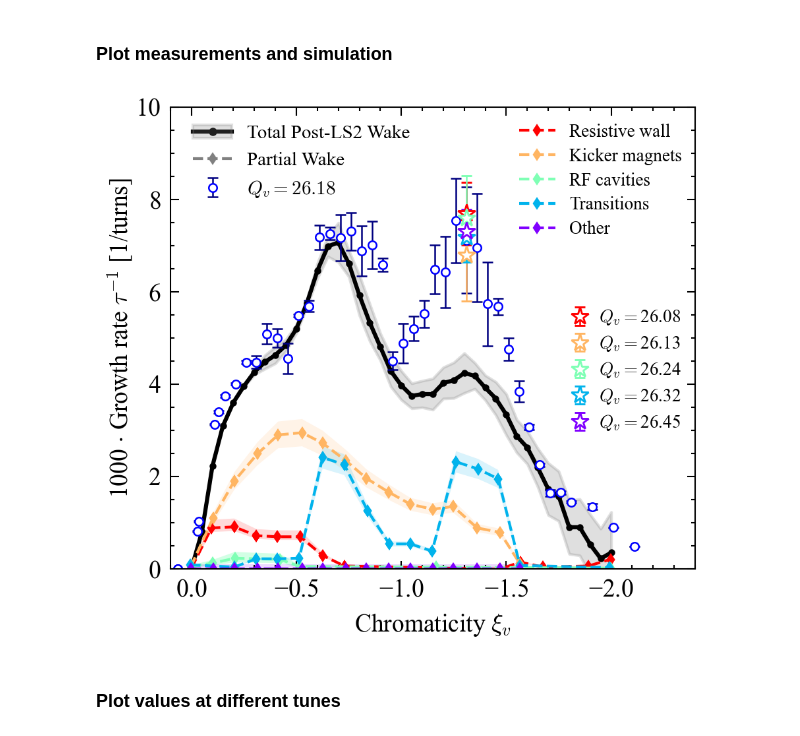
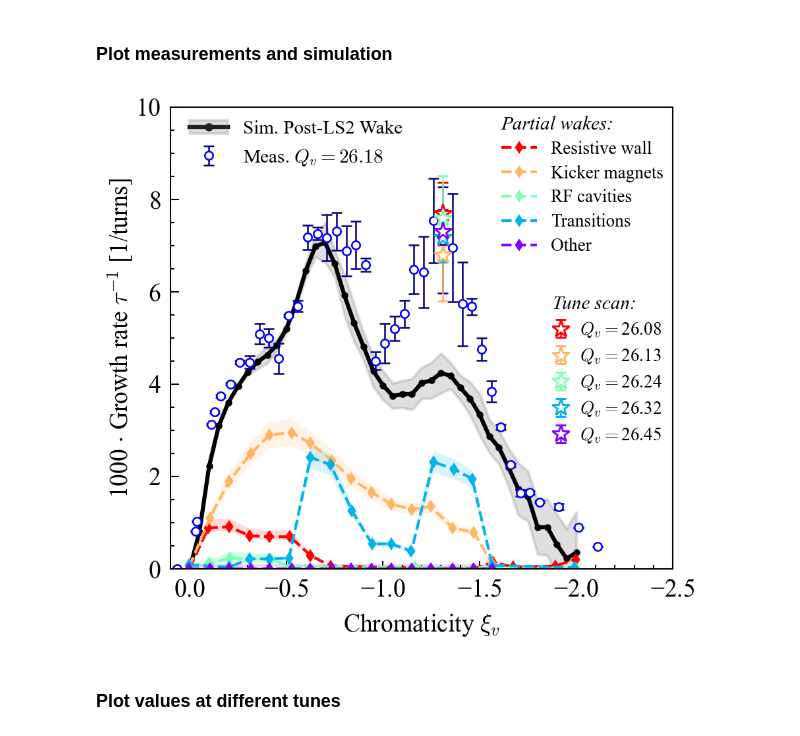
Before and after one commit to elenafuengar/SPS-impedance-studies, a Jupyter notebook: SPS-Headtail-Growth-Rates/2024/plots/plots_for_IPAC25.ipynb, the cells around one changed output. Saved outputs shown, nothing was run; the diff lists cells and outputs as text; code cells hidden in the pictures.

```diff
--- a/SPS-Headtail-Growth-Rates/2024/plots/plots_for_IPAC25.ipynb
+++ b/SPS-Headtail-Growth-Rates/2024/plots/plots_for_IPAC25.ipynb
@@ -174,9 +174,11 @@ ax.set_prop_cycle("color", plt.cm.rainbow_r(np.linspace(0,1,5)))
 
 ax.set_xlabel(r"Chromaticity $\xi_v$")
 ax.set_ylabel(r'1000 $\cdot$ Growth rate $\tau^{-1}$ [1/turns]', labelpad=0.5)
-ax.set_xlim(0.1, -2.4)
+ax.set_xlim(0.1, -2.5)
 ax.set_ylim(0, 10.)
 #ax.minorticks_off()
+ax.tick_params(axis='both', top=False, right=False)
+ax.tick_params(axis='both', which='minor', top=False, right=False)
 
 #pyheadtail data: slope error QPH QPV
 dfHT = pd.read_csv('SPS-Headtail-Growth-Rates/2023/q26_qpv_N2.8e10_qph0.2/qpvscan_2022wake.csv', sep=' ').sort_values(by='QPV')
@@ -233,15 +235,16 @@ for qpv in qpvs:
 m3 = ax.errorbar(qpv-0.11, mean, yerr=error, c='b', mfc='w', fmt = 'o', ecolor='navy',  ms=3., elinewidth=0.6, markeredgewidth=0.6, capsize=2, label='meas. 03/07/23')
 
 # Legend -----------------------
+title_rc = {'style':'italic', 'size':'7'}
 from matplotlib.lines import Line2D
 from matplotlib.legend_handler import HandlerLine2D
 
 l0 = Line2D([0], [0], c='k', lw=1.5, marker='o', ms=2)
 lx = Line2D([0], [0], c='grey', lw=1, ls='--', marker='d', ms=2)
 
-ax.legend(handles=[(l0, fb), lx, m3],
-           labels=['Total Post-LS2 Wake', 'Partial Wake', '$Q_v=26.18$'],
-           fontsize=7, ncol=1, bbox_to_anchor=(0.25, 0.88), loc='center',
+ax.legend(handles=[(l0, fb), m3],
+           labels=['Sim. Post-LS2 Wake', 'Meas. $Q_v=26.18$'],
+           fontsize=7, ncol=1, bbox_to_anchor=(0.25, 0.92), loc='center',
            handler_map={l0:HandlerLine2D(marker_pad = 0)}
            )
 
@@ -250,38 +253,39 @@ ax.legend(handles=[(l0, fb), lx, m3],
 from matplotlib.legend import Legend
 leg = Legend(ax, [l1[0], l2[0], l3[0], l4[0], l5[0]],
              [ 'Resistive wall', 'Kicker magnets', 'RF cavities','Transitions', 'Other'],
-             fontsize=6.5, ncol=1, bbox_to_anchor=(0.82, 0.84), loc='center',
-             labelspacing=0.4)
+             fontsize=6.5, ncol=1, bbox_to_anchor=(0.82, 0.83), loc='center',
+             labelspacing=0.4, title='Partial wakes:', title_fontproperties=title_rc, alignment='left')
 ax.add_artist(leg)
 
 
 # Different tune data -----------------------
 
 #pyheadtail data: slope error QPH QPV
 df = pd.read_csv('SPS-Headtail-Growth-Rates/2024/csvs/q26_26072024_d1000_V_3e10_tune_cicle2_v2.csv', sep=' ').sort_values(by='qv')
 x_tunes = -1.31
 
 y_grouped = df.groupby("qv")
 y_slope = dict(y_grouped["slope"].mean())
 y_err = dict(y_grouped["slope"].std())
 
 ax.set_prop_cycle("color", plt.cm.rainbow_r(np.linspace(0.,1,5)))
 m, qvs = [], []
 for qv in [26.08, 26.13, 26.24, 26.32, 26.45]:  #sorted(y_slope.keys())[::2]:
     m.append(ax.errorbar(x_tunes, y_slope[qv]*1000, yerr=y_err[qv]*1000, fmt = '*',mfc='w',  ms=6.5, elinewidth=0.6, markeredgewidth=0.7, capsize=2))
     qvs.append("$Q_v=$"+str(qv))
 
 # Create the second legend and add the artist manually.
 from matplotlib.legend import Legend
 leg = Legend(ax, m,
              qvs,
              fontsize=6.5, ncol=1, bbox_to_anchor=(0.86, 0.43), loc='center',
-             labelspacing=0.4, handletextpad=0.05)
+             labelspacing=0.4, handletextpad=0.05,
+             title='  Tune scan:', title_fontproperties=title_rc, alignment='left')
 ax.add_artist(leg)
 
 fig.savefig('SPS-Headtail-Growth-Rates/2024/plots/figure1_26GeV_tunes.pdf')
 # %% [output]
-[figure, old version]
+[figure, new version]
 # %% [markdown]
 ### Plot values at different tunes
 # %% [markdown]
```
Also changed, not shown: parts of 2 cells of this notebook, 2 other files.
